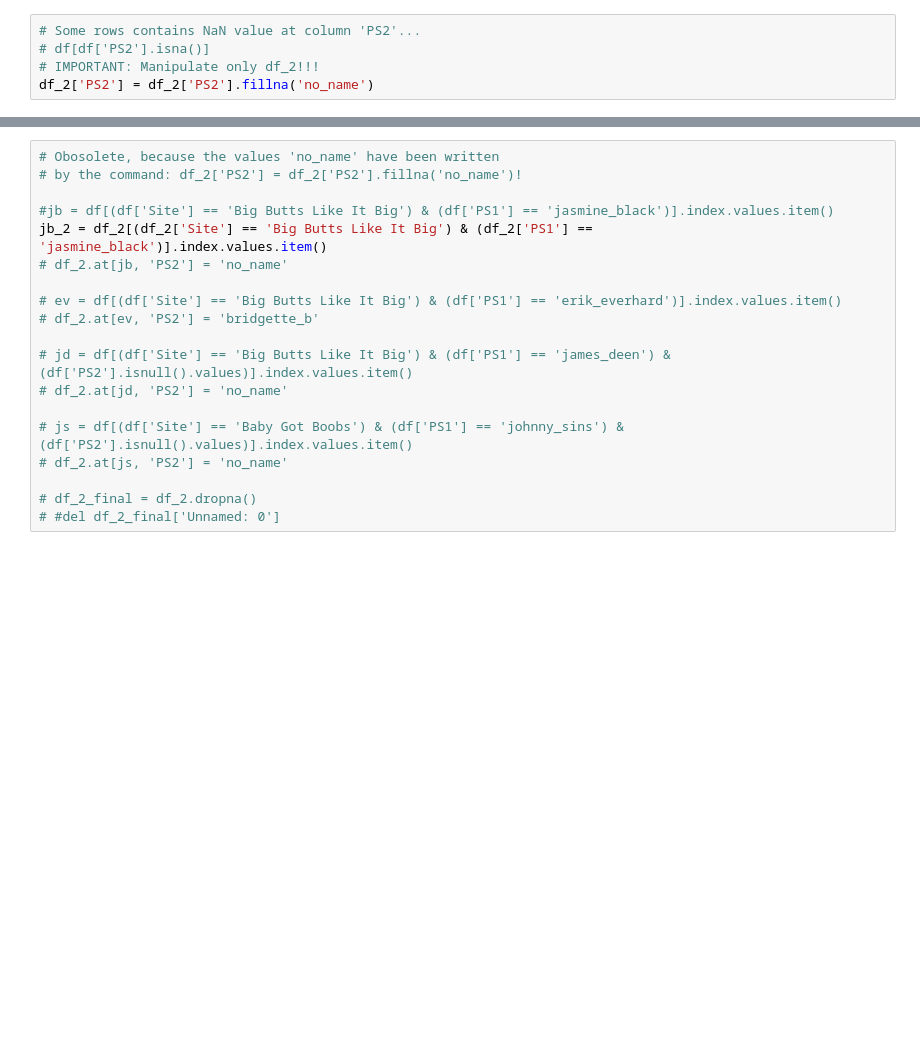
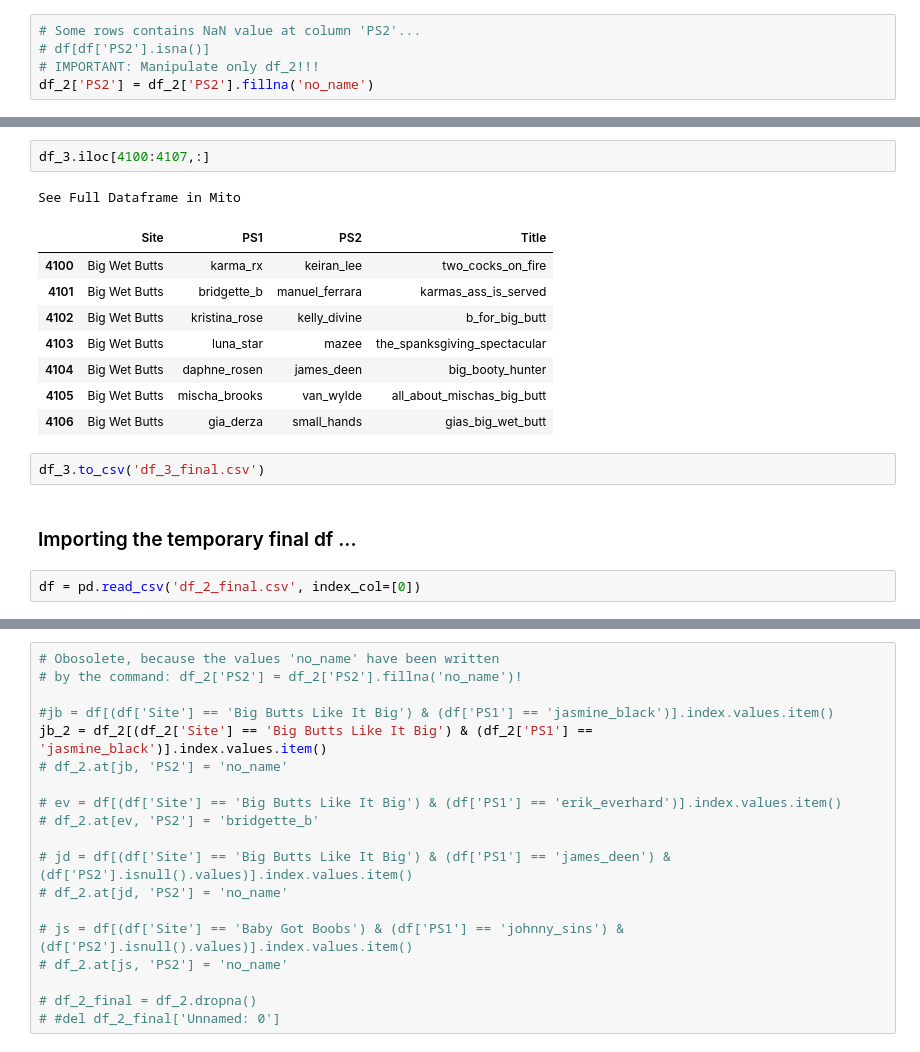
Before and after one commit to docwerder/braz, a Jupyter notebook: site_scans/full_scan.ipynb, the cells around one changed output, grey strips where cells are left out. Drawn from its saved outputs; the diff is of its cells as text; blank space fills up the shorter version.

```diff
--- a/site_scans/full_scan.ipynb
+++ b/site_scans/full_scan.ipynb
@@ -185,0 +212,18 @@ See Full Dataframe in Mito
+# %%
+df_3.iloc[4100:4107,:]
+# %% [output]
+See Full Dataframe in Mito
+|  | Site | PS1 | PS2 | Title |
+| 4100 | Big Wet Butts | karma_rx | keiran_lee | two_cocks_on_fire |
+| 4101 | Big Wet Butts | bridgette_b | manuel_ferrara | karmas_ass_is_served |
+| 4102 | Big Wet Butts | kristina_rose | kelly_divine | b_for_big_butt |
+| 4103 | Big Wet Butts | luna_star | mazee | the_spanksgiving_spectacular |
+| 4104 | Big Wet Butts | daphne_rosen | james_deen | big_booty_hunter |
+| 4105 | Big Wet Butts | mischa_brooks | van_wylde | all_about_mischas_big_butt |
+| 4106 | Big Wet Butts | gia_derza | small_hands | gias_big_wet_butt |
+# %%
+df_3.to_csv('df_3_final.csv')
+# %% [markdown]
+### Importing the temporary final df ...
+# %%
+df = pd.read_csv('df_2_final.csv', index_col=[0])
```
Also changed, not shown: parts of 21 cells of this notebook, 7 other files.
